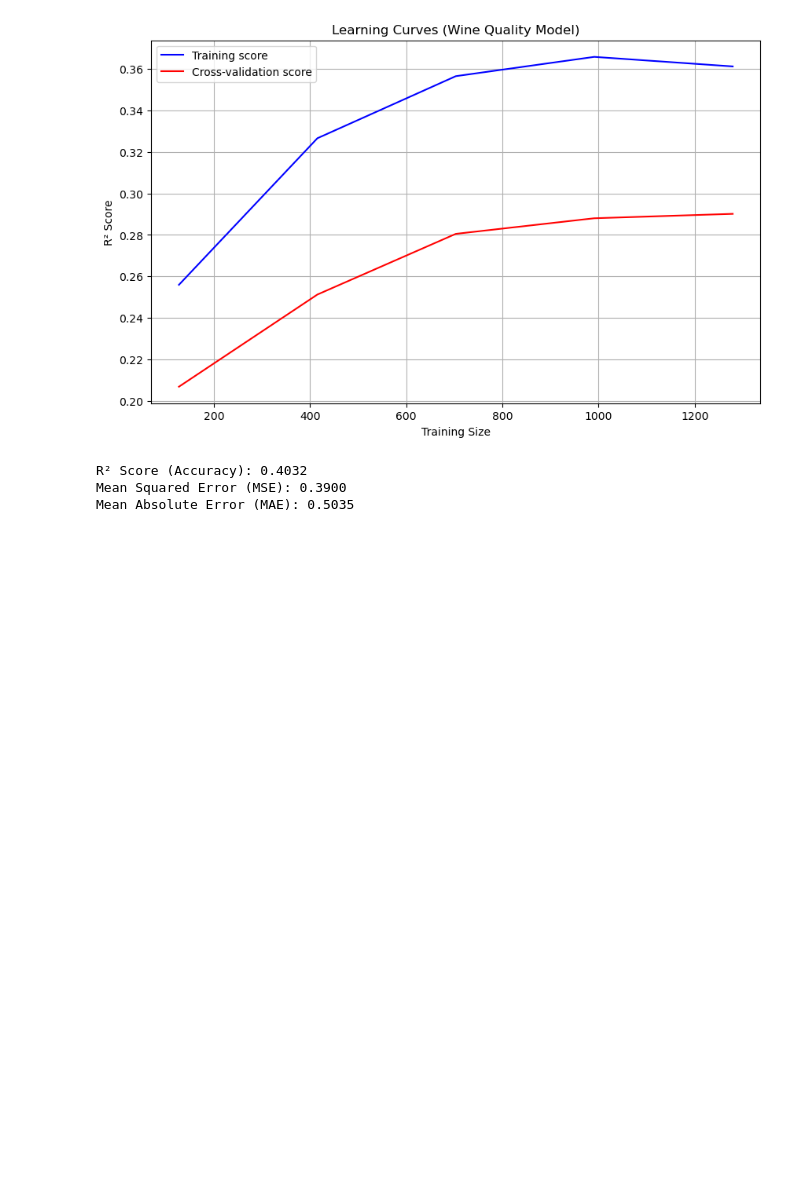
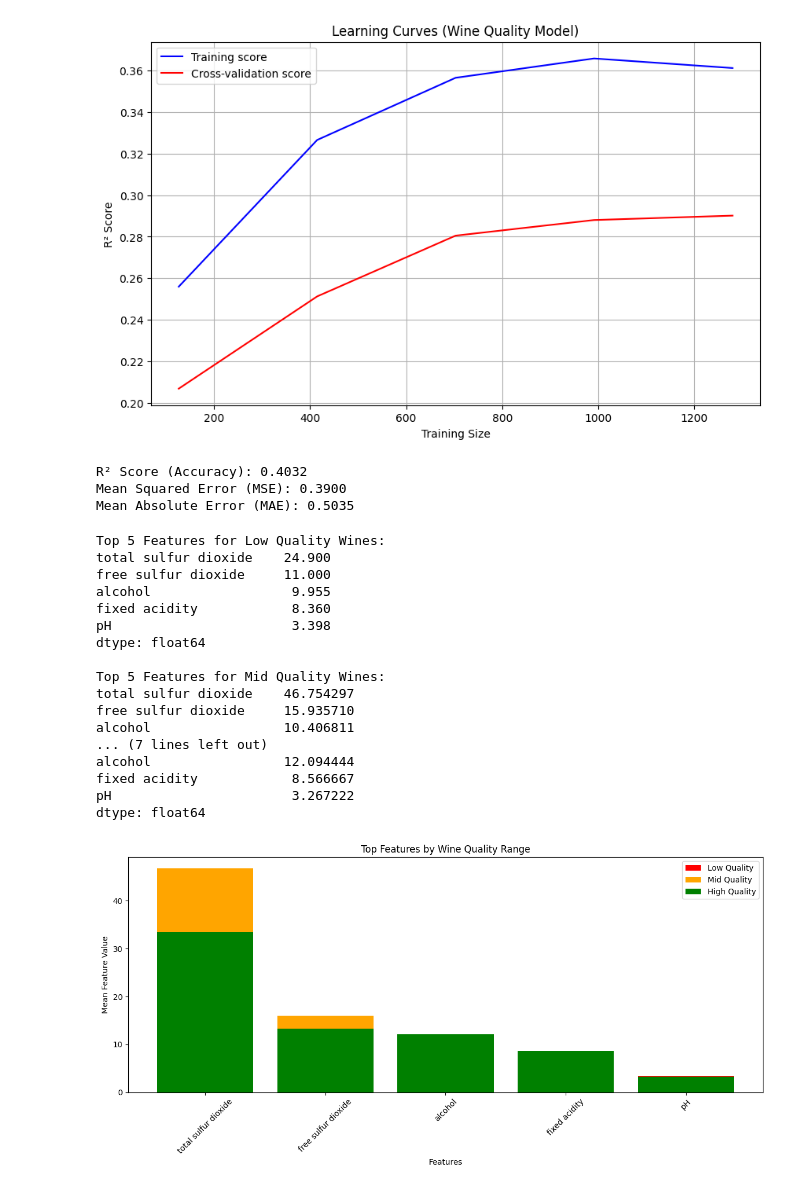
Before and after one commit to dedensyaaa/streamlitFinal, a Jupyter notebook: RedWinequality.ipynb, the cells around one changed output. Drawn from its saved outputs; the diff is of its cells as text; code cells hidden in the pictures; blank space fills up the shorter version.

```diff
--- a/RedWinequality.ipynb
+++ b/RedWinequality.ipynb
@@ -249,3 +252,65 @@ print(f"Mean Absolute Error (MAE): {mae:.4f}")
 R² Score (Accuracy): 0.4032
 Mean Squared Error (MSE): 0.3900
 Mean Absolute Error (MAE): 0.5035
+# %%
+# Define quality ranges
+low_quality = df[df['quality'] <= 3]
+mid_quality = df[(df['quality'] >= 4) & (df['quality'] <= 7)]
+high_quality = df[df['quality'] >= 8]
+
+# Calculate mean feature values for each quality range
+low_quality_means = low_quality.mean()
+mid_quality_means = mid_quality.mean()
+high_quality_means = high_quality.mean()
+
+# Drop the 'quality' column from the means
+low_quality_means = low_quality_means.drop('quality')
+mid_quality_means = mid_quality_means.drop('quality')
+high_quality_means = high_quality_means.drop('quality')
+
+# Sort feature means for each range and get top 5
+low_top_features = low_quality_means.sort_values(ascending=False).head(5)
+mid_top_features = mid_quality_means.sort_values(ascending=False).head(5)
+high_top_features = high_quality_means.sort_values(ascending=False).head(5)
+
+# Display top features
+print("Top 5 Features for Low Quality Wines:")
+print(low_top_features)
+
+print("\nTop 5 Features for Mid Quality Wines:")
+print(mid_top_features)
+
+print("\nTop 5 Features for High Quality Wines:")
+print(high_top_features)
+
+# Bar plots for visualization
+plt.figure(figsize=(12, 6))
+plt.bar(low_top_features.index, low_top_features.values, color='red', label='Low Quality')
+plt.bar(mid_top_features.index, mid_top_features.values, color='orange', label='Mid Quality')
+plt.bar(high_top_features.index, high_top_features.values, color='green', label='High Quality')
+plt.title('Top Features by Wine Quality Range')
+plt.ylabel('Mean Feature Value')
+plt.xlabel('Features')
+plt.legend()
+plt.xticks(rotation=45)
+plt.tight_layout()
+plt.show()
+# %% [output]
+Top 5 Features for Low Quality Wines:
+total sulfur dioxide    24.900
+free sulfur dioxide     11.000
+alcohol                  9.955
+fixed acidity            8.360
+pH                       3.398
+dtype: float64
+
+Top 5 Features for Mid Quality Wines:
+total sulfur dioxide    46.754297
+free sulfur dioxide     15.935710
+alcohol                 10.406811
+... (7 lines left out)
+alcohol                 12.094444
+fixed acidity            8.566667
+pH                       3.267222
+dtype: float64
+[figure, added]
```
Also changed, not shown: parts of 3 cells of this notebook.
